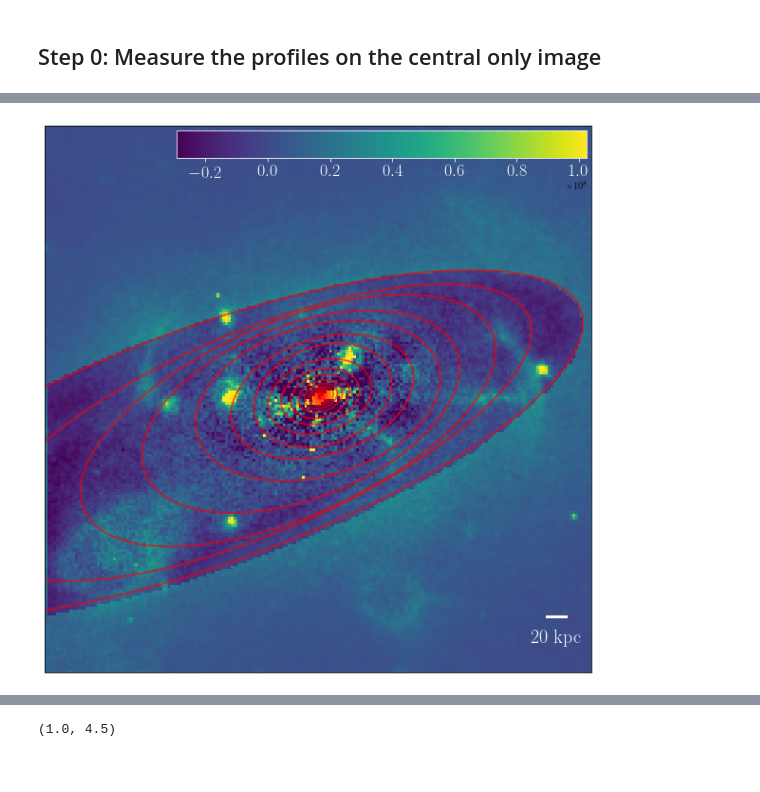
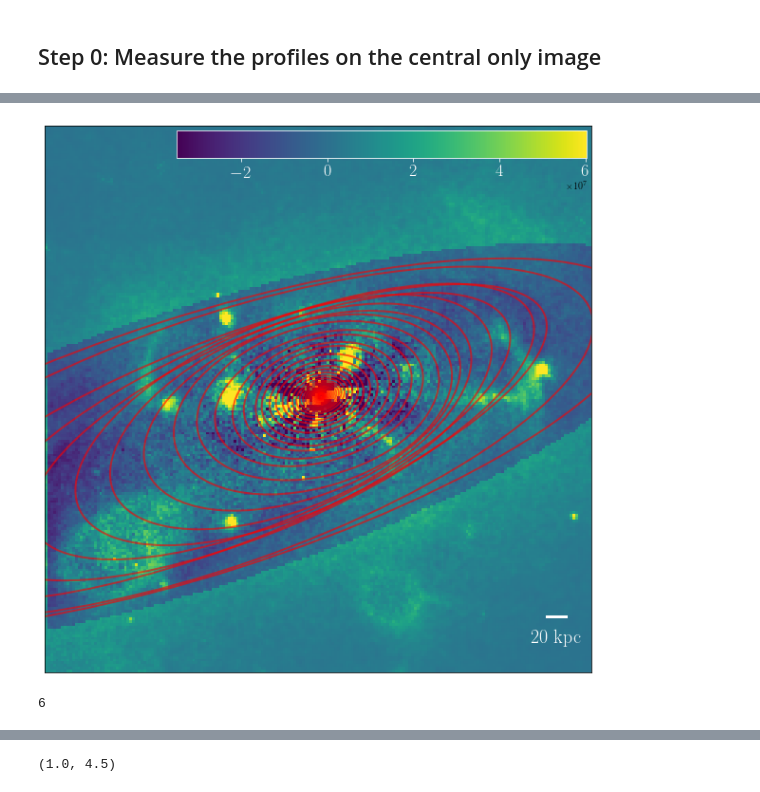
Before and after one commit to dr-guangtou/kungpao, a Jupyter notebook: demo/benedikt_test/illustris_map_test.ipynb, the cells around one changed output, grey strips where cells are left out. Drawn from its saved outputs; the diff is of its cells as text; code cells hidden in the pictures.

```diff
--- a/demo/benedikt_test/illustris_map_test.ipynb
+++ b/demo/benedikt_test/illustris_map_test.ipynb
@@ -90,13 +101,14 @@ def load_pkl(filename):
         return None
 
 
-def save_to_fits(image, name):
+def save_to_fits(image, name, header=None):
     """
     Save a 2-D array as fits image.
     """
     hdu = fits.PrimaryHDU(image)
-    hdulist = fits.HDUList([hdu])
-    hdulist.writeto(name, overwrite=True)
+    if header is not None:
+        hdu.header = header
+    hdu.writeto(name, overwrite=True)
 
     return
 
@@ -289,16 +395,19 @@ iso_cen_1, iso_cen_1_bin = galSBP.galSBP('illustris_1_xy_cen.fits',
                                          galY=objs_cen[0]['y'],
                                          galQ=(objs_cen[0]['b'] / objs_cen[0]['a']),
                                          galPA=(objs_cen[0]['theta'] * 180.0 / np.pi),
-                                         maxSma=150,
-                                         iniSma=10.0,
+                                         maxSma=900,
+                                         iniSma=4.0,
+                                         harmonics='1 2 3 4',
                                          stage=1,
                                          intMode='median',
-                                         ellipStep=0.1,
+                                         ellipStep=0.05,
                                          pix=3.0,
                                          zpPhoto=0.0,
                                          isophote=x_isophote,
                                          xttools=x_ttools,
-                                         savePng=False, verbose=True)
+                                         recenter=True,
+                                         savePng=False,
+                                         verbose=True)
 
 print('# Output file : %s' % iso_cen_1_bin)
 print('# Total stellar mass from the profile: logM = %7.4f' % (iso_cen_1['mag_tot'][0] / -2.5))
@@ -373,32 +449,43 @@ img_cen_ellip_1 = fits.open(fits_prefix + '_cen_ellip_1.fits')[0].data
 
 fig = plt.figure(figsize=(8, 8))
 fig.subplots_adjust(hspace=0.0, wspace=0.0,
                     left=0.0, bottom=0.0,
                     top=1.0, right=1.0)
 ax1 = fig.add_subplot(1, 1, 1)
 
 ax1 = display_single(img_cen - img_cen_ellip_1,
                      ax=ax1,
-                     contrast=0.15,
+                     contrast=0.25,
                      scale_bar_length=20.0,
                      scale_bar_loc='right',
                      stretch='linear',
                      pixel_scale=1.0,
                      physical_scale=3.0,
                      color_bar=True)
 
 # Overplot a subsample of isophotes on the image
 iso_cen_1_ellip = galSBP.convIso2Ell(iso_cen_1)
 for ii, e in enumerate(iso_cen_1_ellip):
     if (ii % 3 == 0):
         ax1.add_artist(e)
         e.set_clip_box(ax1.bbox)
         e.set_alpha(0.6)
         e.set_edgecolor('r')
         e.set_facecolor('none')
         e.set_linewidth(2.0)
 
 # Here, we can see the model becomes off-center quickly, and it reveals many
 # diffuse features underneath.
 # %% [output]
-[figure, old version]
+[figure, new version]
+# %%
+img_cen_norm = ((img_cen - np.min(img_cen) + 1.0) /
+                (np.max(img_cen) - np.min(img_cen)))
+
+img_wt = starlet.starlet_transform(np.log10(img_cen_norm),
+                                   num_bands=5,
+                                   gen2=True)
+
+len(img_wt)
+# %% [output]
+6
```
Also changed, not shown: parts of 40 cells of this notebook, 6 other files.
